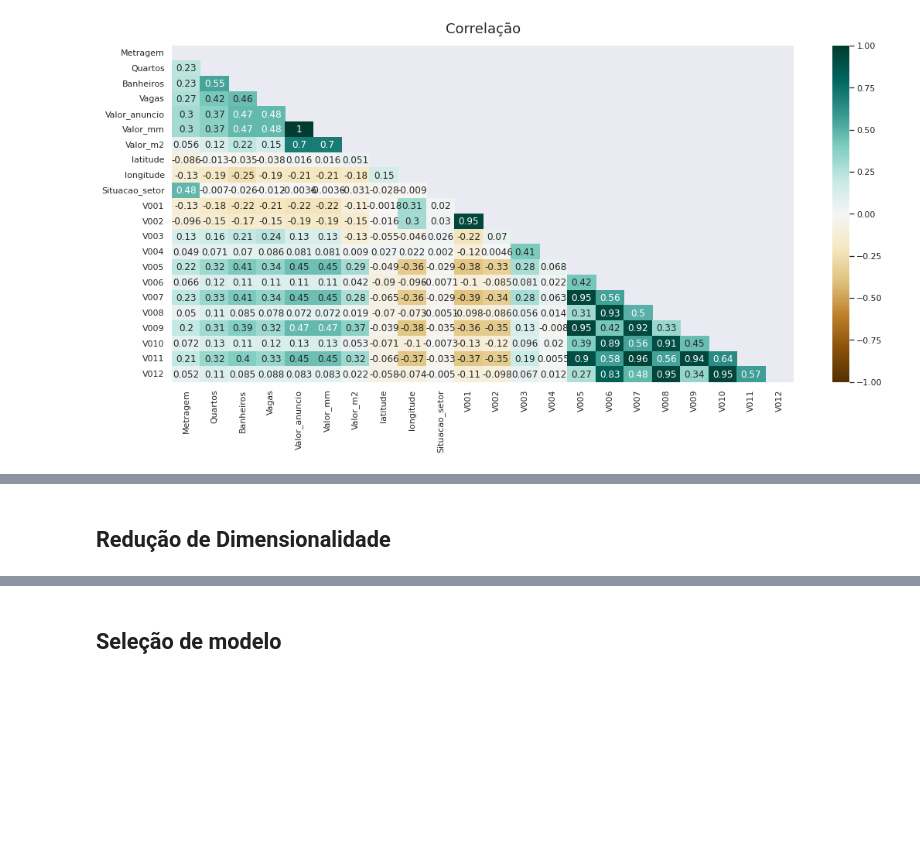
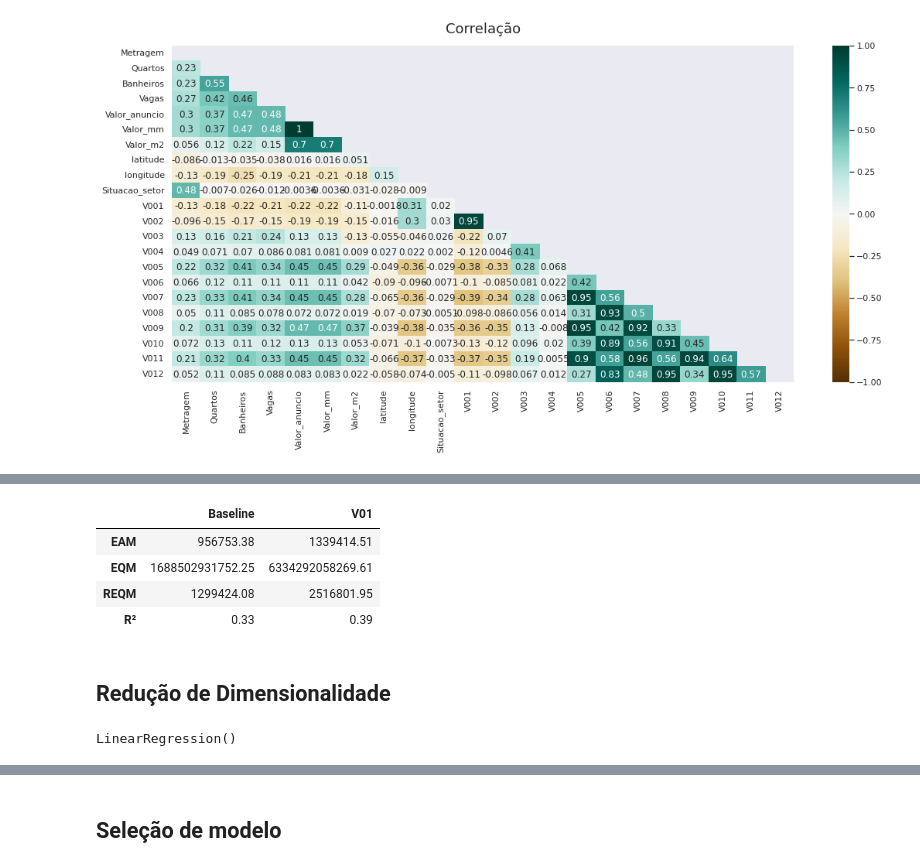
Before and after one commit to yorinori/imersao_dados4_Alura, a Jupyter notebook: Projeto_Final_LeandroYorinori_Imersao_dados_04.ipynb, the cells around one changed output, grey strips where cells are left out. Drawn from its saved outputs; the diff is of its cells as text; code cells hidden in the pictures; blank space fills up the shorter version.

```diff
--- a/Projeto_Final_LeandroYorinori_Imersao_dados_04.ipynb
+++ b/Projeto_Final_LeandroYorinori_Imersao_dados_04.ipynb
@@ -668,2 +698,31 @@ display(mae_test)
+# %%
+resultados = pd.concat([resultados, metricas(y_test, lr.predict(X_test), 'V01')], axis=1)
+resultados
+# %% [output]
+|  | Baseline | V01 |
+| EAM | 956753.38 | 1339414.51 |
+| EQM | 1688502931752.25 | 6334292058269.61 |
+| REQM | 1299424.08 | 2516801.95 |
+| R² | 0.33 | 0.39 |
 # %% [markdown]
 ## Redução de Dimensionalidade
+# %%
+from sklearn.feature_selection import RFECV
+
+SEED = 42
+np.random.seed(SEED)
+
+X_train, X_test, y_train, y_test = train_test_split(X, y, test_size = 0.25)
+
+lr = LinearRegression()
+lr.fit(X_train, y_train)
+
+selecionador_rfecv = RFECV(estimator = lr, cv = 10, step = 1, min_features_to_select=12)
+selecionador_rfecv.fit(X_train, y_train)
+
+rfecv_train = selecionador_rfecv.transform(X_train)
+rfecv_test = selecionador_rfecv.transform(X_test)
+
+lr.fit(rfecv_train, y_train)
+# %% [output]
+LinearRegression()
```
Also changed, not shown: parts of 18 cells of this notebook.
